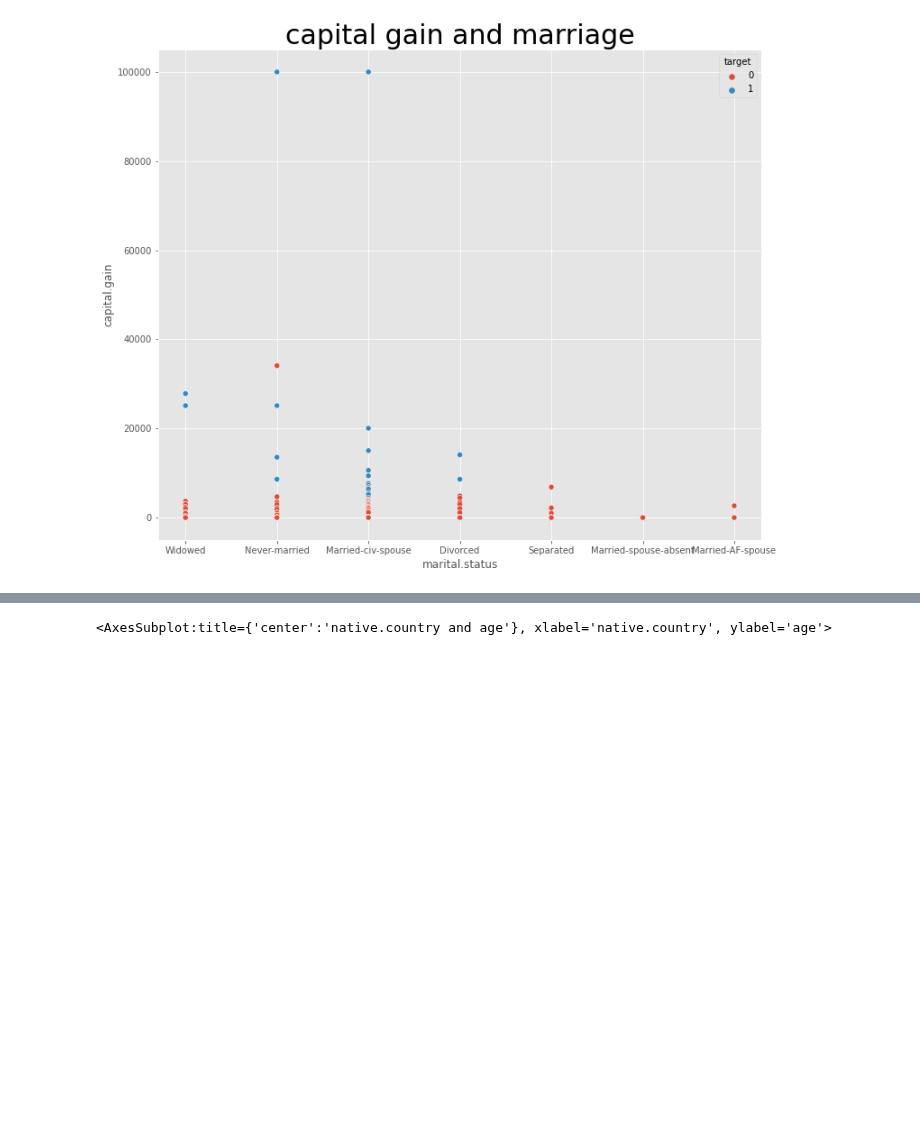
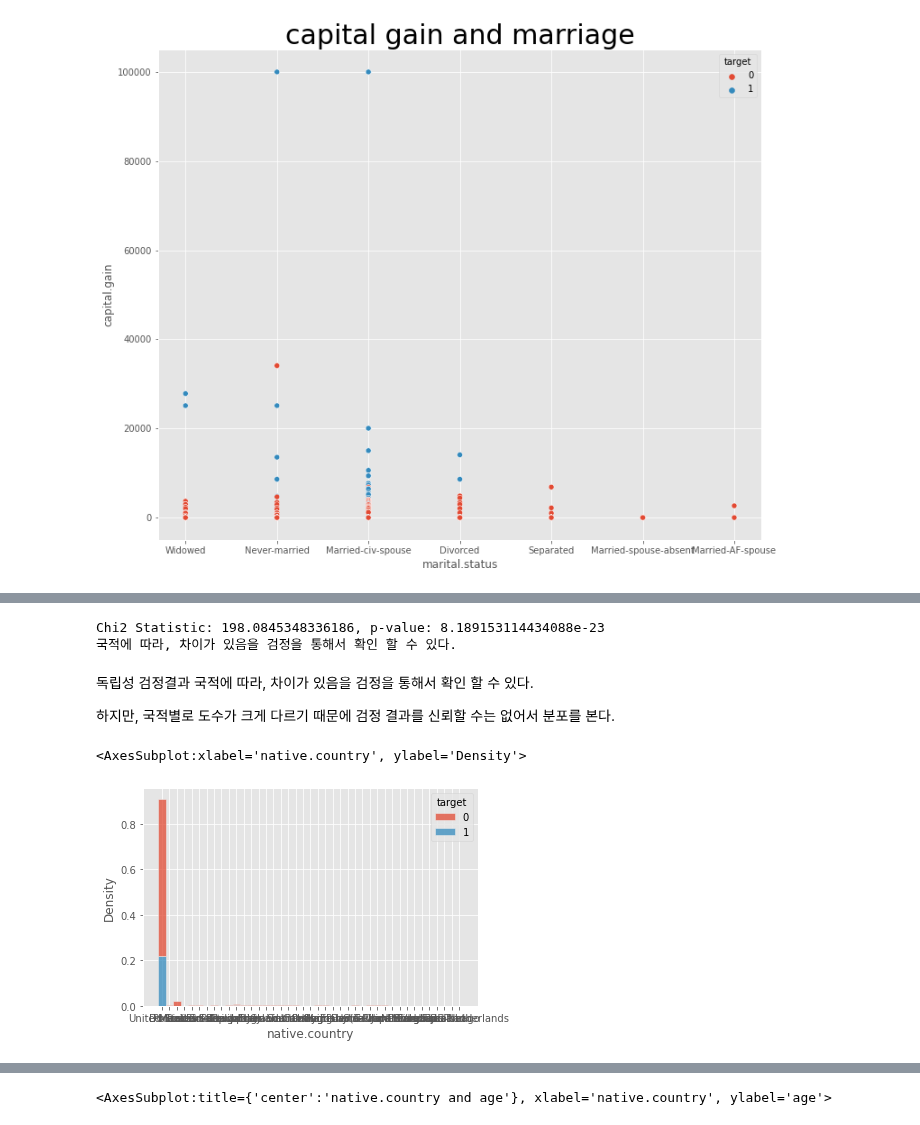
Before and after one commit to bub3690/dacon_study, a Jupyter notebook: income_prediction/EDA.ipynb, the cells around one changed output, grey strips where cells are left out. Drawn from its saved outputs; the diff is of its cells as text; code cells hidden in the pictures; blank space fills up the shorter version.

```diff
--- a/income_prediction/EDA.ipynb
+++ b/income_prediction/EDA.ipynb
@@ -331,0 +369,11 @@ train.describe()
+# %%
+country_crosstab=pd.crosstab(train['native.country'],train['target'])
+country_crossgtab_res=chi2_contingency(country_crosstab)
+print('Chi2 Statistic: {}, p-value: {}'.format(country_crossgtab_res[0], country_crossgtab_res[1]))
+# %% [output]
+Chi2 Statistic: 198.0845348336186, p-value: 8.189153114434088e-23
+국적에 따라, 차이가 있음을 검정을 통해서 확인 할 수 있다.
+# %% [markdown]
+독립성 검정결과 국적에 따라, 차이가 있음을 검정을 통해서 확인 할 수 있다.
+
+하지만, 국적별로 도수가 크게 다르기 때문에 검정 결과를 신뢰할 수는 없어서 분포를 본다.
@@ -331,0 +382,7 @@ train.describe()
+# %%
+#모자이크 플롯 (~hist plot으로 대체)
+#sns.barplot(data=train,x="native.country",y='target',)
+sns.histplot(data=train, x="native.country", hue="target",discrete=True,multiple="stack", stat="density")
+# %% [output]
+<AxesSubplot:xlabel='native.country', ylabel='Density'>
+[figure, added]
```
Also changed, not shown: parts of 29 cells of this notebook.
